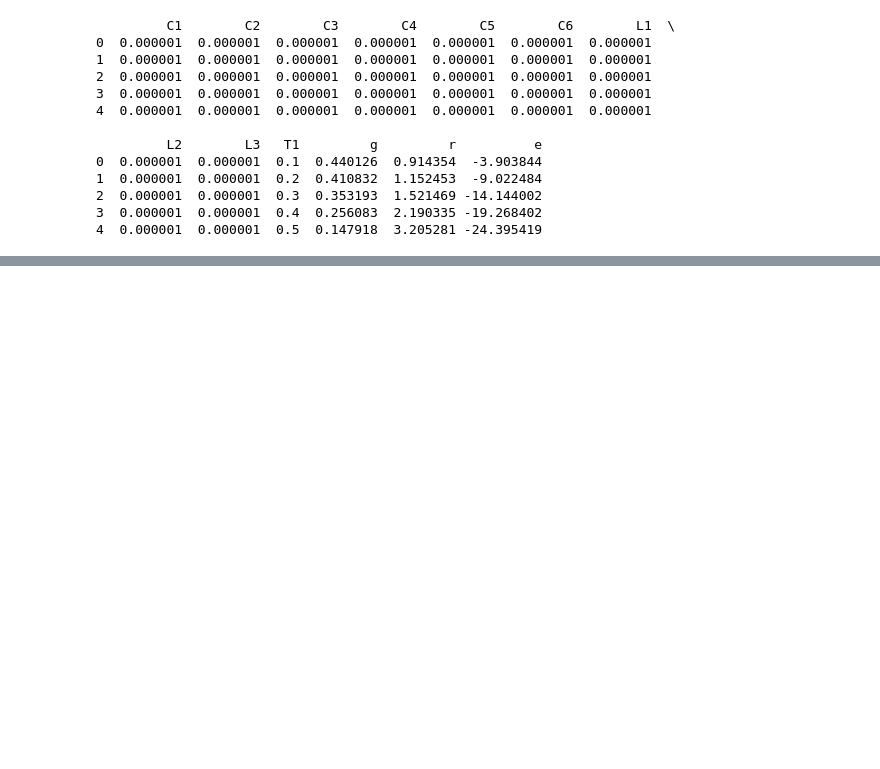
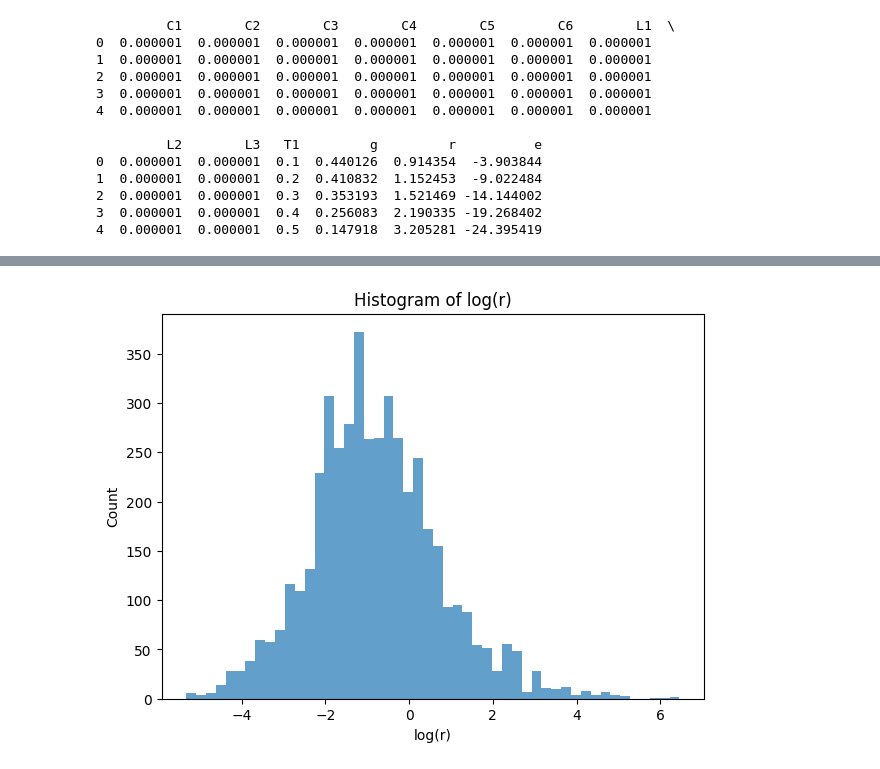
Before and after one commit to Psych17101/EngiOpt, a Jupyter notebook: tutorial_ann_tabular_regression.ipynb, the cells around one changed output, grey strips where cells are left out. Cells and saved outputs as stored; diff of their text form; code cells hidden in the pictures; blank space fills up the shorter version.

```diff
--- a/tutorial_ann_tabular_regression.ipynb
+++ b/tutorial_ann_tabular_regression.ipynb
@@ -518,0 +551,16 @@ print(df.head())
+# %%
+import numpy as np
+import matplotlib.pyplot as plt
+
+# Compute log(r + 1e-8)
+log_r = np.log(df[' r'])
+
+# Histogram
+plt.figure(figsize=(7, 5))
+plt.hist(log_r, bins=50, alpha=0.7)
+plt.xlabel("log(r)")
+plt.ylabel("Count")
+plt.title("Histogram of log(r)")
+plt.show()
+# %% [output]
+[figure, added]
```
Also changed, not shown: parts of 8 cells of this notebook, 2 other files.
